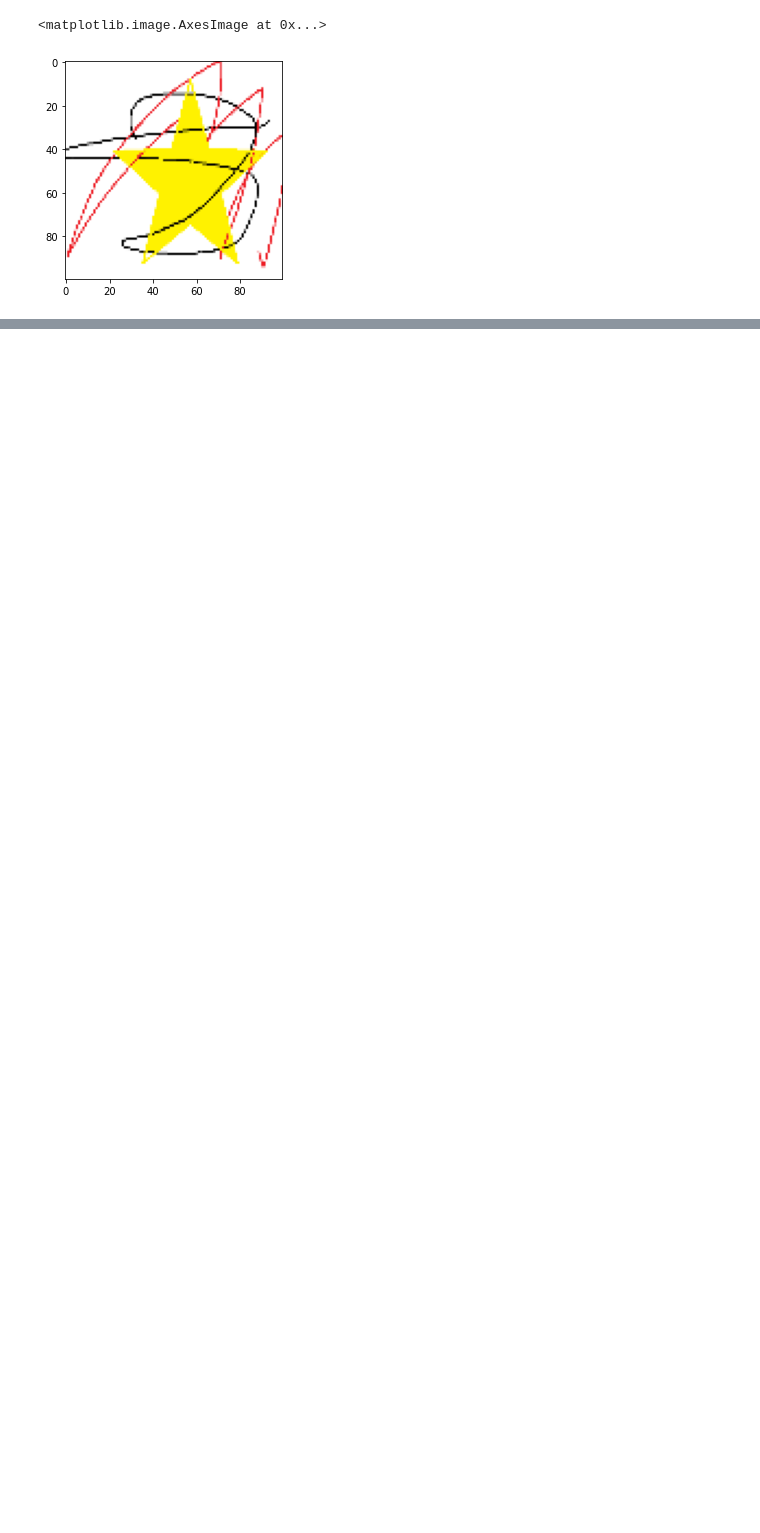
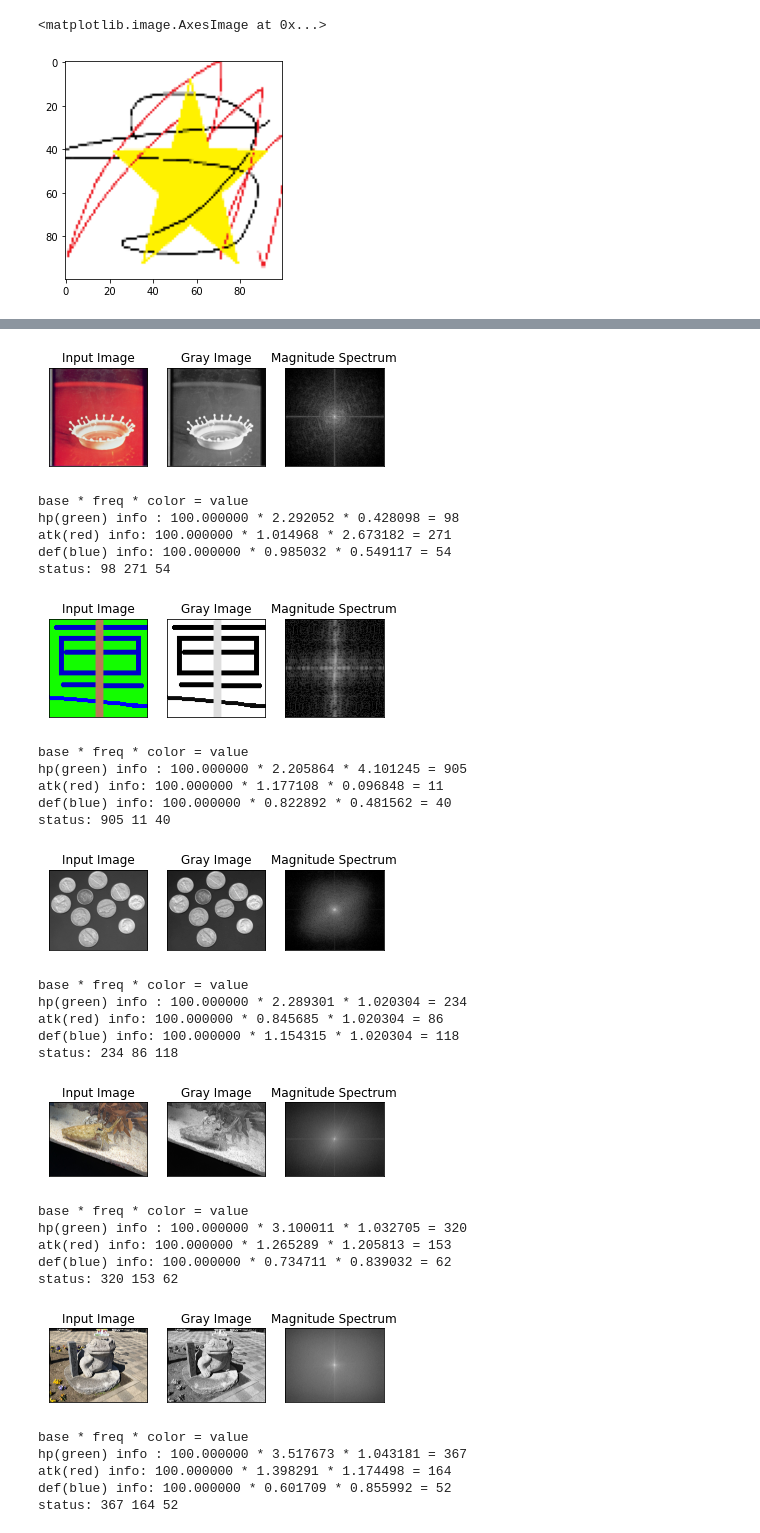
Before and after one commit to watabu/Image-monster, a Jupyter notebook: sources/test.ipynb, the cells around one changed output, grey strips where cells are left out. Drawn from its saved outputs; the diff is of its cells as text; code cells hidden in the pictures; blank space fills up the shorter version.

```diff
--- a/sources/test.ipynb
+++ b/sources/test.ipynb
@@ -143,30 +211,3 @@ plt.imshow(im_rgb)
 # %% [output]
 <matplotlib.image.AxesImage at 0x...>
 [figure]
-# %%
-#ステータスを生成して返す
-def generateStatus(image):
-    rgb_hist = image.T.sum(axis=1).sum(axis=1)
-    rgb_hist = rgb_hist / sum(rgb_hist)
-    print(rgb_hist)
-
-    f = np.fft.fft2(image)
-    fshift = np.fft.fftshift(f)
-    foo = np.abs(fshift)
-    foo = np.where(foo < 1, 1, foo)
-    magnitude_spectrum = 20 * np.log(foo)
-
-    im_rgb=cv2.cvtColor(image, cv2.COLOR_BGR2RGB)
-
-    plt.subplot(121),plt.imshow(im_rgb)
-    plt.title('Input Image'), plt.xticks([]), plt.yticks([])
-    plt.subplot(122),plt.imshow(np.round(magnitude_spectrum.astype(np.uint8)), cmap = 'gray')
-    plt.title('Magnitude Spectrum'), plt.xticks([]), plt.yticks([])
-    plt.show()
-
-    status = Status()
-    return status
-
-
-a = generateStatus(im)
-b = generateStatus(im2)
@@ -177,0 +315,43 @@ b = generateStatus(im2)
+# %%
+images = []
+images.append(cv2.imread("../pictures/milkdrop.bmp"))
+images.append(cv2.imread("../pictures/blue_green.png"))
+images.append(cv2.imread("../pictures/coins.jpg"))
+images.append(cv2.imread("../pictures/ika.jpg"))
+images.append(cv2.imread("../pictures/kaeru.jpg"))
+images.append(cv2.imread("../pictures/kani.jpg"))
+images.append(cv2.imread("../pictures/kyoryu.jpg"))
+
+for i in images:
+    generateStatus(i, True)
+# %% [output]
+[figure, added]
+base * freq * color = value
+hp(green) info : 100.000000 * 2.292052 * 0.428098 = 98
+atk(red) info: 100.000000 * 1.014968 * 2.673182 = 271
+def(blue) info: 100.000000 * 0.985032 * 0.549117 = 54
+status: 98 271 54
+[figure, added]
+base * freq * color = value
+hp(green) info : 100.000000 * 2.205864 * 4.101245 = 905
+atk(red) info: 100.000000 * 1.177108 * 0.096848 = 11
+def(blue) info: 100.000000 * 0.822892 * 0.481562 = 40
+status: 905 11 40
+[figure, added]
+base * freq * color = value
+hp(green) info : 100.000000 * 2.289301 * 1.020304 = 234
+atk(red) info: 100.000000 * 0.845685 * 1.020304 = 86
+def(blue) info: 100.000000 * 1.154315 * 1.020304 = 118
+status: 234 86 118
+[figure, added]
+base * freq * color = value
+hp(green) info : 100.000000 * 3.100011 * 1.032705 = 320
+atk(red) info: 100.000000 * 1.265289 * 1.205813 = 153
+def(blue) info: 100.000000 * 0.734711 * 0.839032 = 62
+status: 320 153 62
+[figure, added]
+base * freq * color = value
+hp(green) info : 100.000000 * 3.517673 * 1.043181 = 367
+atk(red) info: 100.000000 * 1.398291 * 1.174498 = 164
+def(blue) info: 100.000000 * 0.601709 * 0.855992 = 52
+status: 367 164 52
```
Also changed, not shown: parts of 6 cells of this notebook, 16 other files.
